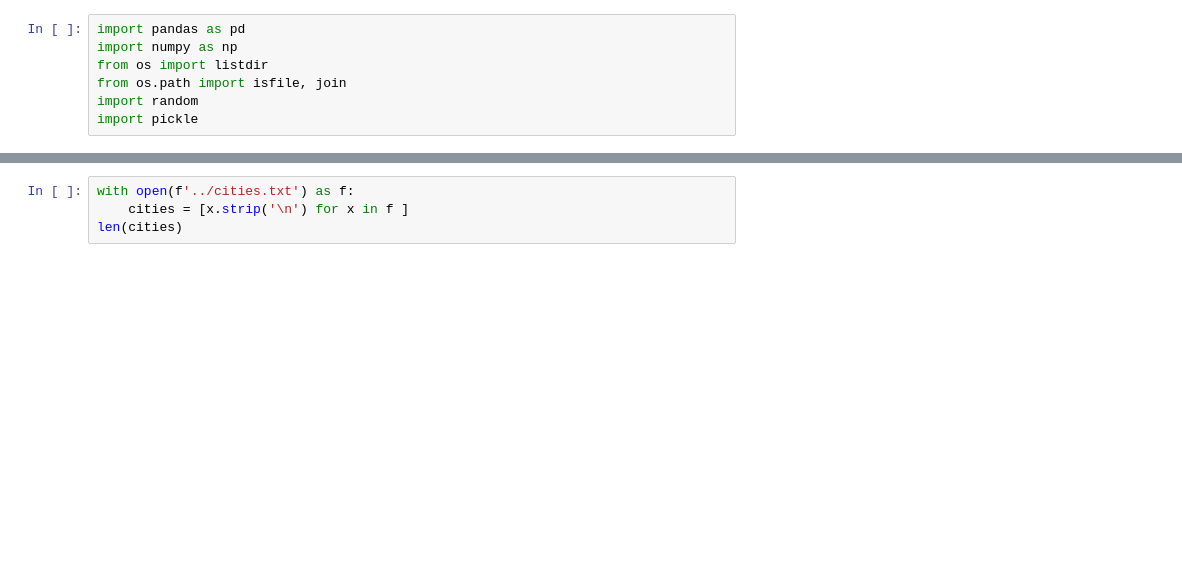
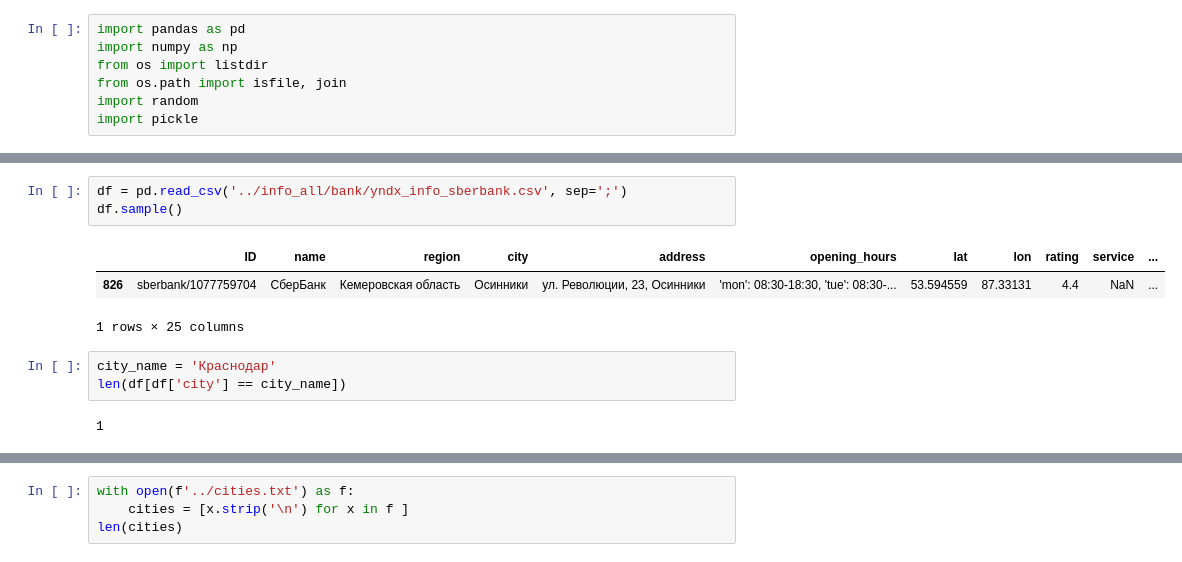
Before and after one commit to zhuravlstrogo/parser, a Jupyter notebook: scripts/yandex_info_reviews_parser/notebooks/3_df_transform.ipynb, the cells around one changed output, grey strips where cells are left out. Saved outputs shown, nothing was run; the diff lists cells and outputs as text; blank space fills up the shorter version.

```diff
--- a/scripts/yandex_info_reviews_parser/notebooks/3_df_transform.ipynb
+++ b/scripts/yandex_info_reviews_parser/notebooks/3_df_transform.ipynb
@@ -7,0 +37,12 @@ import pickle
+# %%
+df = pd.read_csv('../info_all/bank/yndx_info_sberbank.csv', sep=';')
+df.sample()
+# %% [output]
+|  | ID | name | region | city | address | opening_hours | lat | lon | rating | service | ... |
+| 826 | sberbank/1077759704 | СберБанк | Кемеровская область | Осинники | ул. Революции, 23, Осинники | 'mon': 08:30-18:30, 'tue': 08:30-... | 53.594559 | 87.33131 | 4.4 | NaN | ... |
+1 rows × 25 columns
+# %%
+city_name = 'Краснодар'
+len(df[df['city'] == city_name])
+# %% [output]
+1
```
Also changed, not shown: parts of 9 cells of this notebook, 8 other files.
